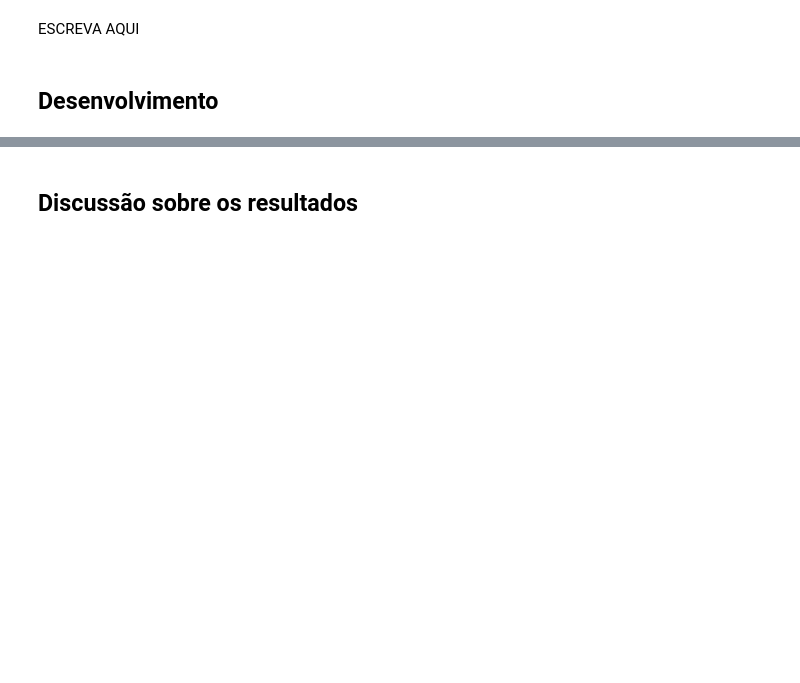
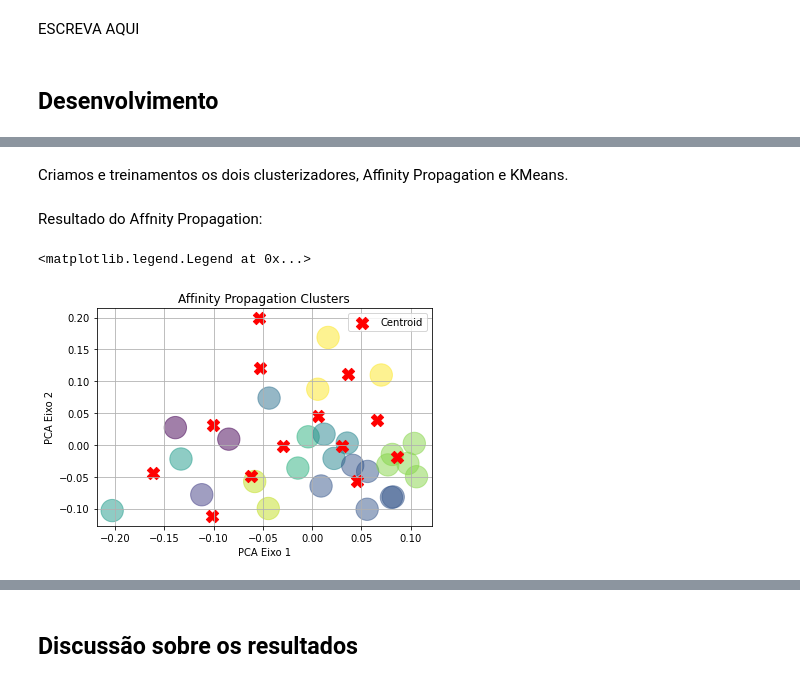
Before and after one commit to Lucasslimam/Sistemas-Inteligentes, a Jupyter notebook: Lab4/EC_4.ipynb, the cells around one changed output, grey strips where cells are left out. Saved outputs shown, nothing was run; the diff lists cells and outputs as text; code cells hidden in the pictures; blank space fills up the shorter version.

```diff
--- a/Lab4/EC_4.ipynb
+++ b/Lab4/EC_4.ipynb
@@ -56,0 +122,5 @@ ESCREVA AQUI
+# %% [markdown]
+Criamos e treinamentos os dois clusterizadores, Affinity Propagation e KMeans.
+# %%
+affinityP = AffinityPropagation(random_state=50).fit(X_train)
+ap_pred = affinityP.predict(X_test)
@@ -56,0 +130,16 @@ ESCREVA AQUI
+# %% [markdown]
+Resultado do Affnity Propagation:
+# %%
+plt.figure()
+plt.scatter(x=X_test[:, 0], y=X_test[:, 1], c=ap_pred, cmap='viridis', s=500, alpha=0.5)
+
+plt.xlabel('PCA Eixo 1')
+plt.ylabel('PCA Eixo 2')
+plt.title('Affinity Propagation Clusters')
+plt.grid(True)
+
+plt.scatter(x=affinityP.cluster_centers_[:,0], y=affinityP.cluster_centers_[:,1], c='r', s=150, marker='X', label='Centroid')
+plt.legend()
+# %% [output]
+<matplotlib.legend.Legend at 0x...>
+[figure, added]
```
Also changed, not shown: parts of 21 cells of this notebook, 1 other file.
